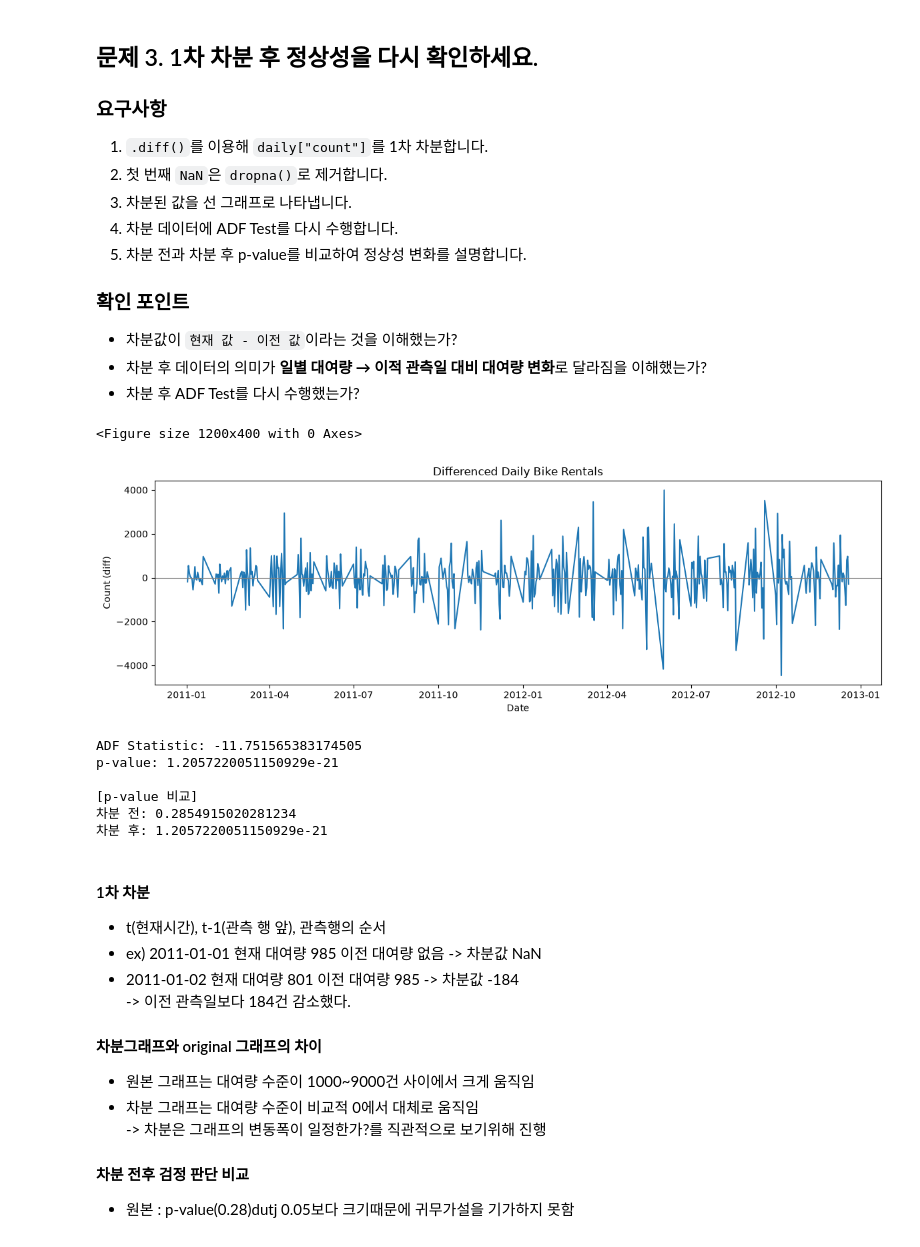
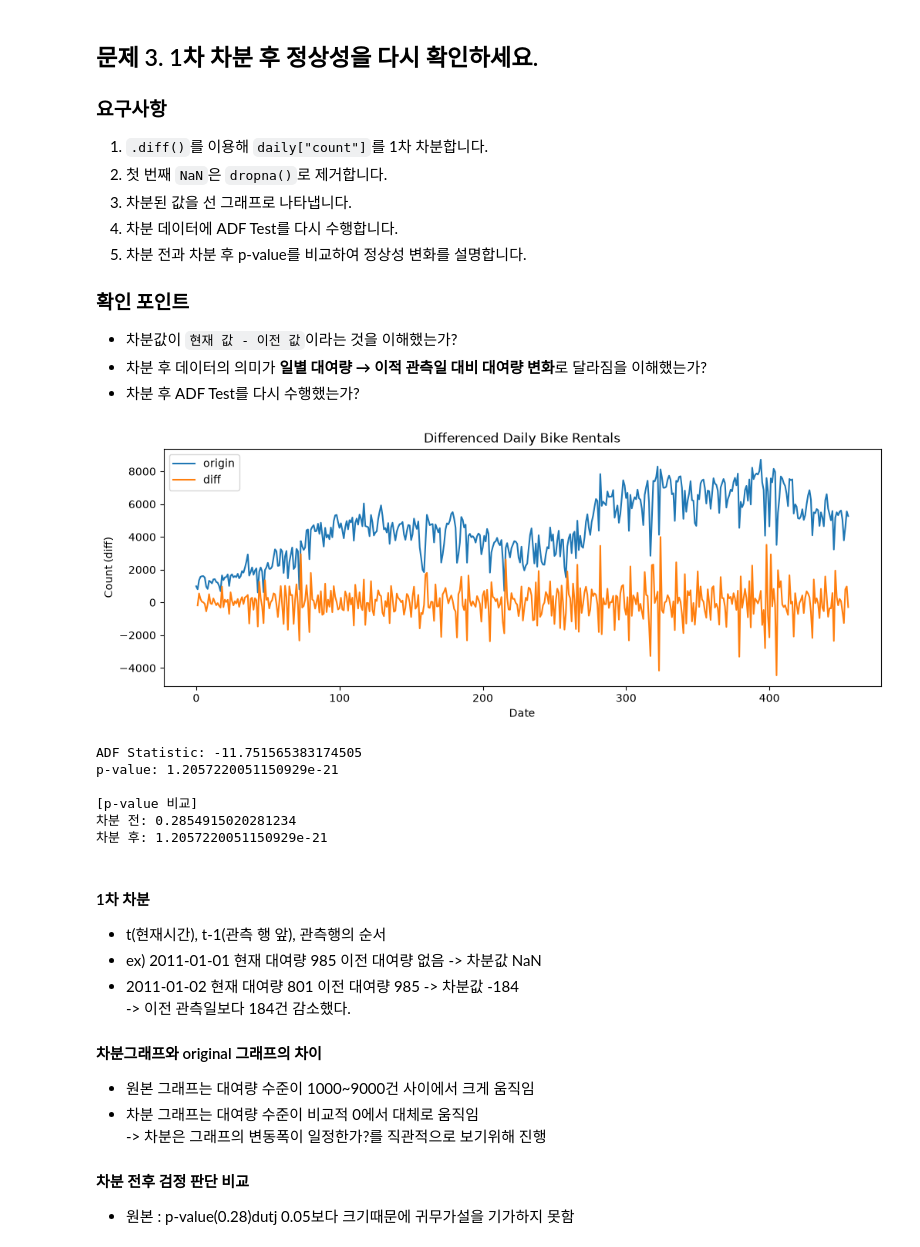
Before and after one commit to prohayo33/Kant_study, a Jupyter notebook: practice-ml/2장1강 시계열 데이터 정상성 진단 실습문제.ipynb, the cells around one changed output. Drawn from its saved outputs; the diff is of its cells as text; code cells hidden in the pictures.

```diff
--- a/practice-ml/2장1강 시계열 데이터 정상성 진단 실습문제.ipynb
+++ b/practice-ml/2장1강 시계열 데이터 정상성 진단 실습문제.ipynb
@@ -419,39 +423,37 @@ p-value:  0.2854915020281234
 # %%
 # TODO
 # 1차 차분 → 시각화 → ADF Test 재실행 순서로 진행하세요.
 daily['count_diff'] = daily['count'].diff()
-diff_data = daily['count_diff'].dropna()
 
-
+# 차분된 값을 선 그래프로 나타내기
 plt.figure(figsize=(12,4))
-plt.figure(figsize=(12,4))
-plt.plot(daily.loc[diff_data.index, 'date'], diff_data)
-plt.axhline(0, color='gray', linewidth=0.8)
+plt.plot(daily.index,daily['count'],label='origin')
+plt.plot(daily.index, daily['count_diff'],label='diff')
 plt.title('Differenced Daily Bike Rentals')
 plt.xlabel('Date')
 plt.ylabel('Count (diff)')
-plt.tight_layout()
+plt.legend()
 plt.show()
 
 # 차분 데이터에 ADF Test
+diff_data = daily['count_diff'].dropna()
 adf_diff = adfuller(diff_data)
 
 print('ADF Statistic:', adf_diff[0])
 print('p-value:', adf_diff[1])
 
 # 차분 전후 p-value 비교
 print('\n[p-value 비교]')
 print('차분 전:', adf_result[1])
 print('차분 후:', adf_diff[1])
 # %% [output]
+[figure, new version]
-<Figure size 1200x400 with 0 Axes>
+ADF Statistic: -11.751565383174505
+p-value: 1.2057220051150929e-21
+
+[p-value 비교]
+차분 전: 0.2854915020281234
+차분 후: 1.2057220051150929e-21
-[figure, old version]
-ADF Statistic: -11.751565383174505
-p-value: 1.2057220051150929e-21
-
-[p-value 비교]
-차분 전: 0.2854915020281234
-차분 후: 1.2057220051150929e-21
 # %% [markdown]
 #### 1차 차분
 - t(현재시간), t-1(관측 행 앞), 관측행의 순서
```
Also changed, not shown: parts of 8 cells of this notebook.
